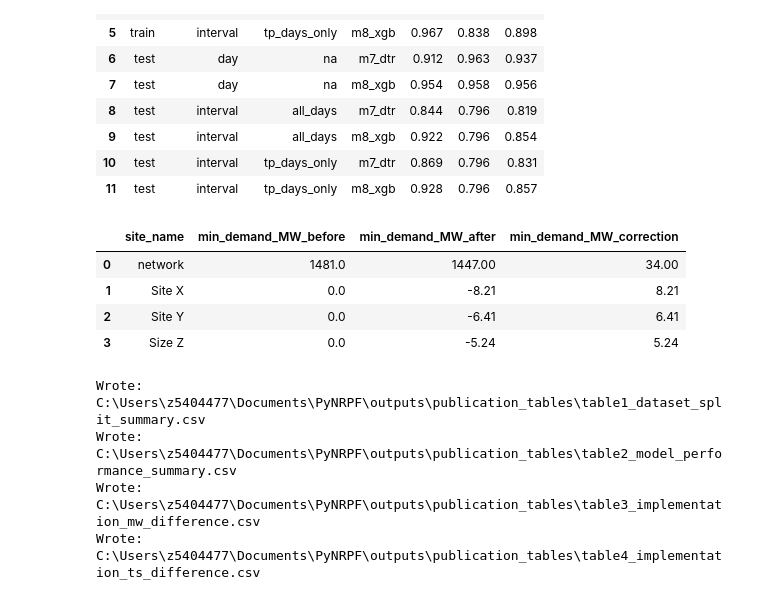
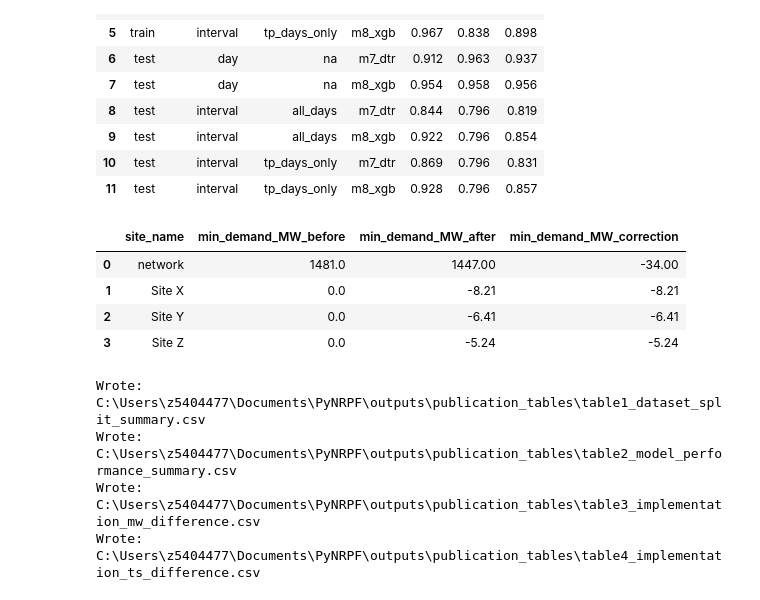
Before and after one commit to mssamhan31/PyNRPF, a Jupyter notebook: notebooks/03_publication_tables.executed.ipynb, the cells around one changed output. Drawn from its saved outputs; the diff is of its cells as text; code cells hidden in the pictures.

```diff
--- a/notebooks/03_publication_tables.executed.ipynb
+++ b/notebooks/03_publication_tables.executed.ipynb
@@ -243,39 +244,39 @@ table_base = pd.DataFrame([
         'min_demand_MW_after': -6.41,
         'ts_min_before': '17/05/2023 8:15',
         'ts_min_after': '5/10/2023 12:30',
     },
     {
-        'site_name': 'Size Z',
+        'site_name': 'Site Z',
         'min_demand_MW_before': 0.00,
         'min_demand_MW_after': -5.24,
         'ts_min_before': '30/11/2023 9:30',
         'ts_min_after': '6/03/2023 13:45',
     },
 ])
 
 table_base['min_demand_MW_correction'] = (
-    table_base['min_demand_MW_before'] - table_base['min_demand_MW_after']
+    table_base['min_demand_MW_after'] - table_base['min_demand_MW_before']
 ).round(2)
 
 # Table 3: MW value difference (no year column)
 table3 = table_base[[
     'site_name',
     'min_demand_MW_before', 'min_demand_MW_after', 'min_demand_MW_correction',
 ]].copy()
 
 # Table 4: Timestamp difference (no year column; exclude network row)
 table4 = table_base.loc[
     table_base['site_name'] != 'network',
     ['site_name', 'ts_min_before', 'ts_min_after'],
 ].copy()
 
 table3
 # %% [output]
 |  | site_name | min_demand_MW_before | min_demand_MW_after | min_demand_MW_correction |
-| 0 | network | 1481.0 | 1447.00 | 34.00 |
-| 1 | Site X | 0.0 | -8.21 | 8.21 |
-| 2 | Site Y | 0.0 | -6.41 | 6.41 |
-| 3 | Size Z | 0.0 | -5.24 | 5.24 |
+| 0 | network | 1481.0 | 1447.00 | -34.00 |
+| 1 | Site X | 0.0 | -8.21 | -8.21 |
+| 2 | Site Y | 0.0 | -6.41 | -6.41 |
+| 3 | Site Z | 0.0 | -5.24 | -5.24 |
 # %%
 # Export CSV files
 TABLE1_PATH = TABLE_DIR / 'table1_dataset_split_summary.csv'
```
Also changed, not shown: parts of 3 cells of this notebook, 15 other files.
